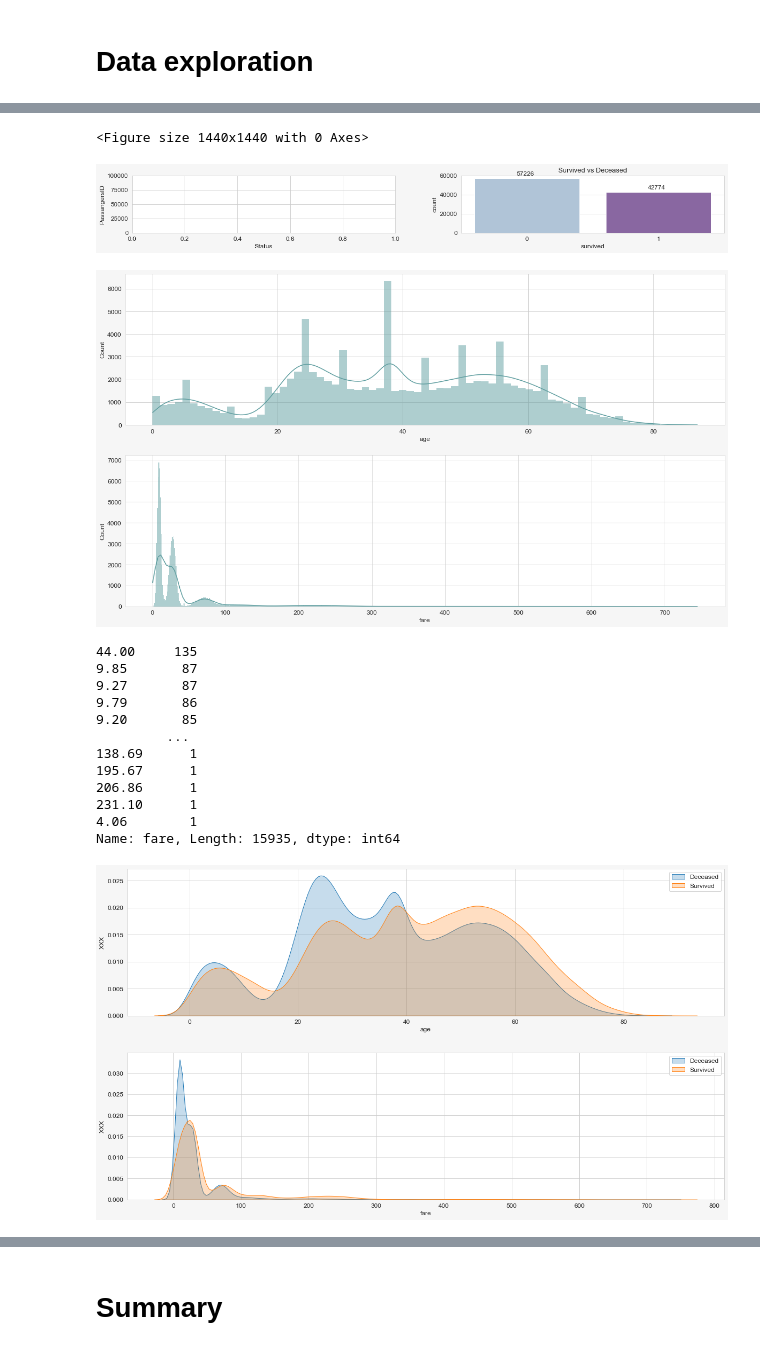
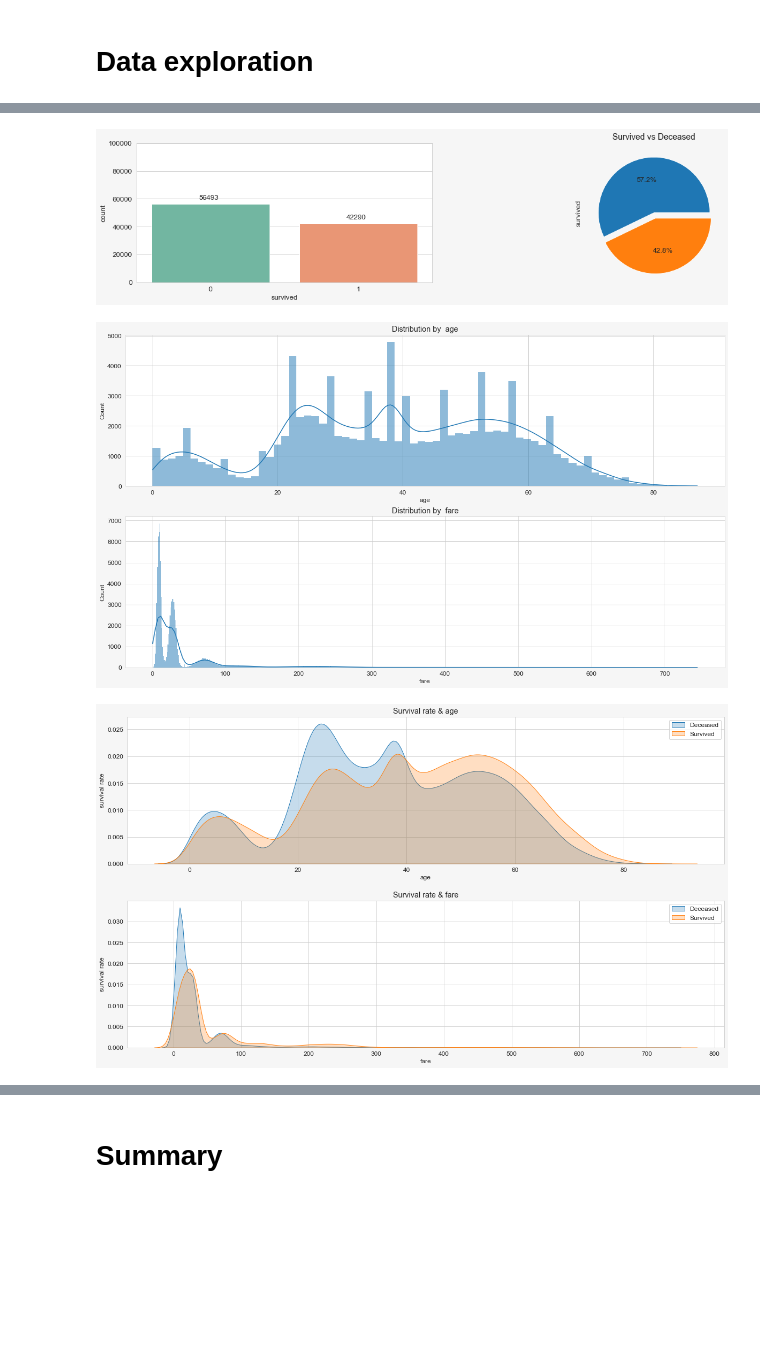
Before and after one commit to kastrubait/ml-intro-2022Q1, a Jupyter notebook: task-2_data_exploration.ipynb, the cells around one changed output, grey strips where cells are left out. Cells and saved outputs as stored; diff of their text form; code cells hidden in the pictures; blank space fills up the shorter version.

Commit message:
Add Outliers, fixed design

```diff
--- a/task-2_data_exploration.ipynb
+++ b/task-2_data_exploration.ipynb
@@ -208,3 +220,23 @@ res_2 # Here we see that the data type of sample matches with the datatype of th
 | cabin | C12239 | object |
 | embarked | S | object |
 | cabintype | C | object |
+# %%
+# Outliers.
+def drop_outliers(df,features):
+
+    for c in features:
+        # 1st quartile
+        Q1 = np.percentile(df[c],25)
+        # 3rd quartile
+        Q3 = np.percentile(df[c],75)
+        # IQR
+        IQR = Q3 - Q1
+        # Outlier step
+        outlier_step = IQR * 3
+        # detect outlier and their indeces
+        df.drop(df[(df[c] < Q1 - outlier_step) | (df[c] > Q3 + outlier_step)].index, inplace=True)
+    return df
+
+train_df = drop_outliers(train_df, ['age', 'sibsp', "parch"])
+
+print(train_df.shape)
@@ -225,33 +259,31 @@ train_df.describe()
 # %%
-plt.figure(figsize=(20, 20))
+#
+fig, ax = plt.subplots(1, 2, figsize=(20, 10))
 
-fig, (ax1, ax2) = plt.subplots(nrows = 1, ncols = 2)
+plt.title('Survived vs Deceased', fontsize= 14)
+plt.xticks([0,1], ['Deceased', 'Survived'])
 
-plt.title("Survived vs Deceased", fontsize= 13)
-
-ax1.set_xlabel("Status", fontsize= 12)
-ax1.set_ylabel("PassangersID", fontsize= 12)
-ax1.set_ylim(0, 100000)
-#ax1.set_xticks([0,1], ['Deceased', 'Survived'])
+ax[0].set_xlabel("Status", fontsize= 12)
+ax[0].set_ylabel("PassangersID", fontsize= 12)
+ax[0].set_ylim(0, 100000)
+#ax[0].set_xticks([0,1], ['Deceased', 'Survived'])
 
 plt.subplots_adjust(top=0.45, wspace=0.25)
 
-ax1 = sns.countplot(x='survived', data=train_df, palette="BuPu")
+sns.countplot(x='survived', data=train_df, palette="Set2", ax=ax[0])
 
-for p in ax1.patches:
-    ax1.annotate((p.get_height()), (p.get_x()+0.32, p.get_height()+3000))
+for p in ax[0].patches:
+    ax[0].annotate((p.get_height()), (p.get_x()+0.32, p.get_height()+3000))
 
-#train_df['survived'].value_counts().plot(kind='pie', labels = ['',''], autopct='%1.1f%%')
+train_df['survived'].value_counts().plot.pie(explode=[0,0.1], labels = ['',''], autopct='%1.1f%%', ax=ax[1])
 
-#ax2.set_legend(labels=['Deceased', 'Survived'])
+#ax.set_legend(labels=['Deceased', 'Survived'])
 
-plt.subplots_adjust(bottom=0.15, hspace=0.25)
 plt.show()
 
 # Научиться располагать графики рядом...
 # %% [output]
-<Figure size 1440x1440 with 0 Axes>
-[figure, old version]
+[figure, new version]
 # %%
 plt.figure(figsize=(20,20))
 
@@ -260,38 +292,24 @@ features_num = ['age', 'fare']
 for i, col in enumerate(features_num):
     plt.subplot(2, 1, i + 1)
     plt.subplots_adjust(bottom=0.45, hspace=0.20)
-    plt.ylabel('')
-    sns.histplot(train_df.loc[:,col], kde=True, linewidth=0, color='#5F9EA0')
+    plt.title('Distribution by  ' + col)
+    sns.histplot(train_df.loc[:,col], kde=True, linewidth=0, palette='Set2')
 
 plt.show()
 # %% [output]
-[figure, old version]
+[figure, new version]
-# %%
-train_df['fare'].value_counts()
-# %% [output]
-44.00     135
-9.85       87
-9.27       87
-9.79       86
-9.20       85
-         ...
-138.69      1
-195.67      1
-206.86      1
-231.10      1
-4.06        1
-Name: fare, Length: 15935, dtype: int64
 # %%
 plt.figure(figsize=(20,20))
 
-for i,col in enumerate(features_num):
-    plt.subplot(2,1,i + 1)
+for i, col in enumerate(features_num):
+    plt.subplot(2, 1, i + 1)
     plt.subplots_adjust(bottom=0.45, hspace=0.25)
     sns.kdeplot(train_df.loc[(train_df['survived'] == 0), col], label = 'Deceased', shade = True)
     sns.kdeplot(train_df.loc[(train_df['survived'] == 1), col], label = 'Survived', shade = True)
-    plt.ylabel('XXX')
+    plt.ylabel('survival rate')
+    plt.title('Survival rate & ' + col)
     plt.legend()
 plt.show()
 # %% [output]
-[figure, old version]
+[figure, new version]
 # %%
```
Also changed, not shown: parts of 15 cells of this notebook.
